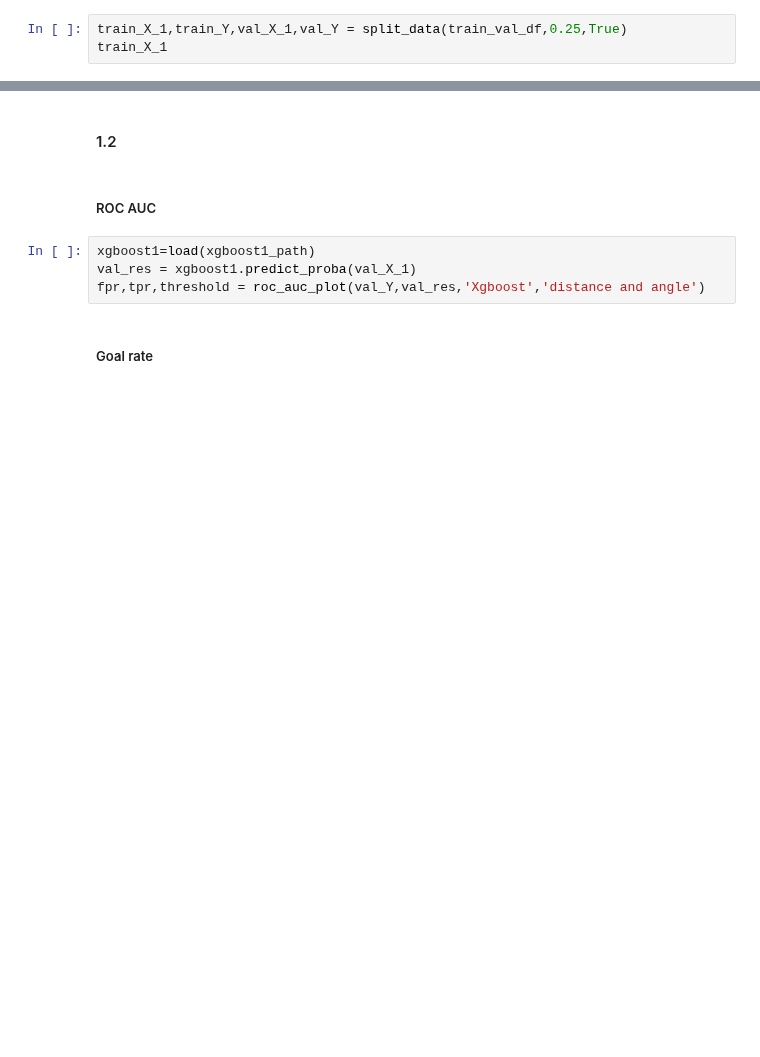
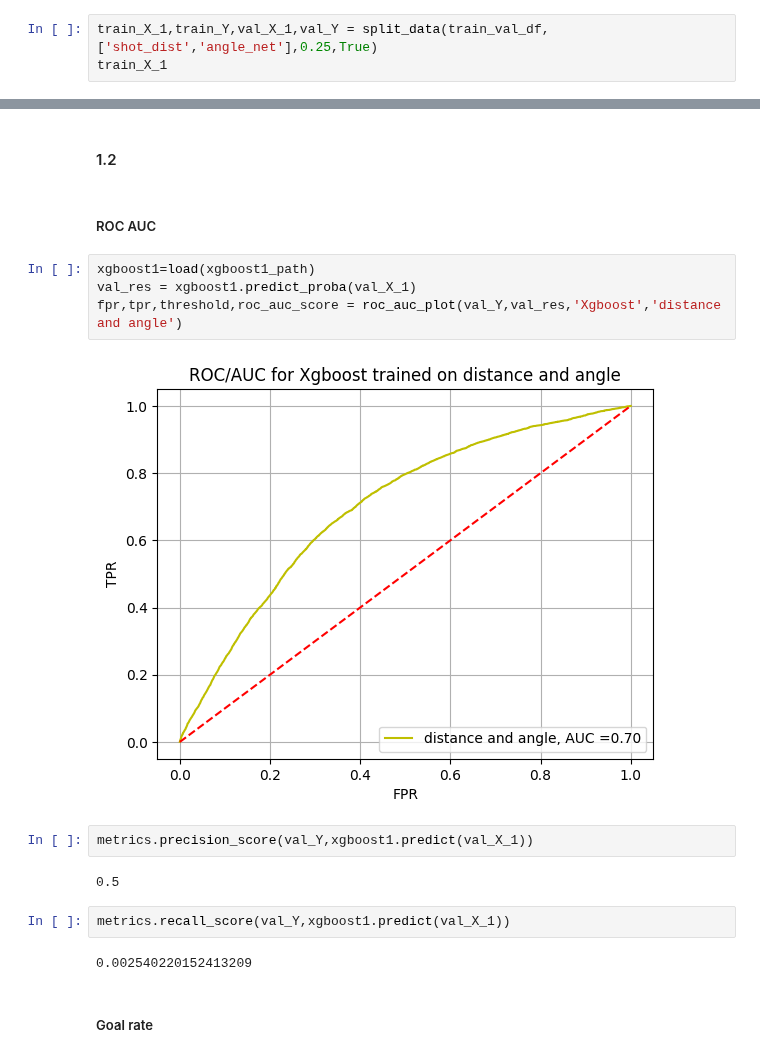
Before and after one commit to hfereidouni/DataScience, a Jupyter notebook: Milestone2/AdvancedModel.ipynb, the cells around one changed output, grey strips where cells are left out. Drawn from its saved outputs; the diff is of its cells as text; blank space fills up the shorter version.

```diff
--- a/Milestone2/AdvancedModel.ipynb
+++ b/Milestone2/AdvancedModel.ipynb
@@ -71,5 +71,5 @@ from sklearn.calibration import CalibrationDisplay
 # %% [markdown]
 #### 1.1 Training and Validating
 # %%
-train_X_1,train_Y,val_X_1,val_Y = split_data(train_val_df,0.25,True)
+train_X_1,train_Y,val_X_1,val_Y = split_data(train_val_df,['shot_dist','angle_net'],0.25,True)
 train_X_1
@@ -87,7 +101,17 @@ dump(xgboost1,xgboost1_path)
 # %%
 xgboost1=load(xgboost1_path)
 val_res = xgboost1.predict_proba(val_X_1)
-fpr,tpr,threshold = roc_auc_plot(val_Y,val_res,'Xgboost','distance and angle')
+fpr,tpr,threshold,roc_auc_score = roc_auc_plot(val_Y,val_res,'Xgboost','distance and angle')
+# %% [output]
+[figure, added]
+# %%
+metrics.precision_score(val_Y,xgboost1.predict(val_X_1))
+# %% [output]
+0.5
+# %%
+metrics.recall_score(val_Y,xgboost1.predict(val_X_1))
+# %% [output]
+0.002540220152413209
 # %% [markdown]
 ##### Goal rate
 # %%
```
Also changed, not shown: parts of 32 cells of this notebook, 3 other files.
